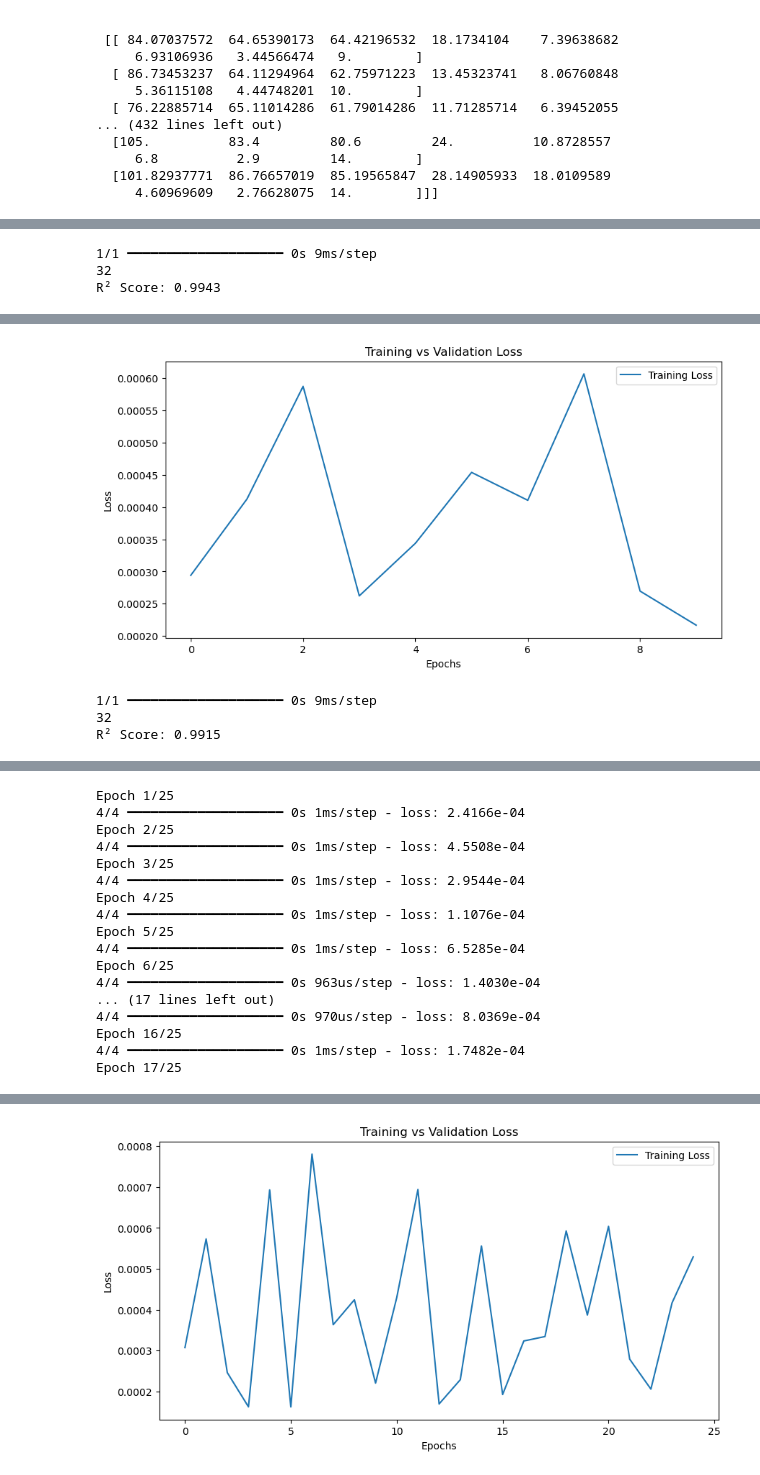
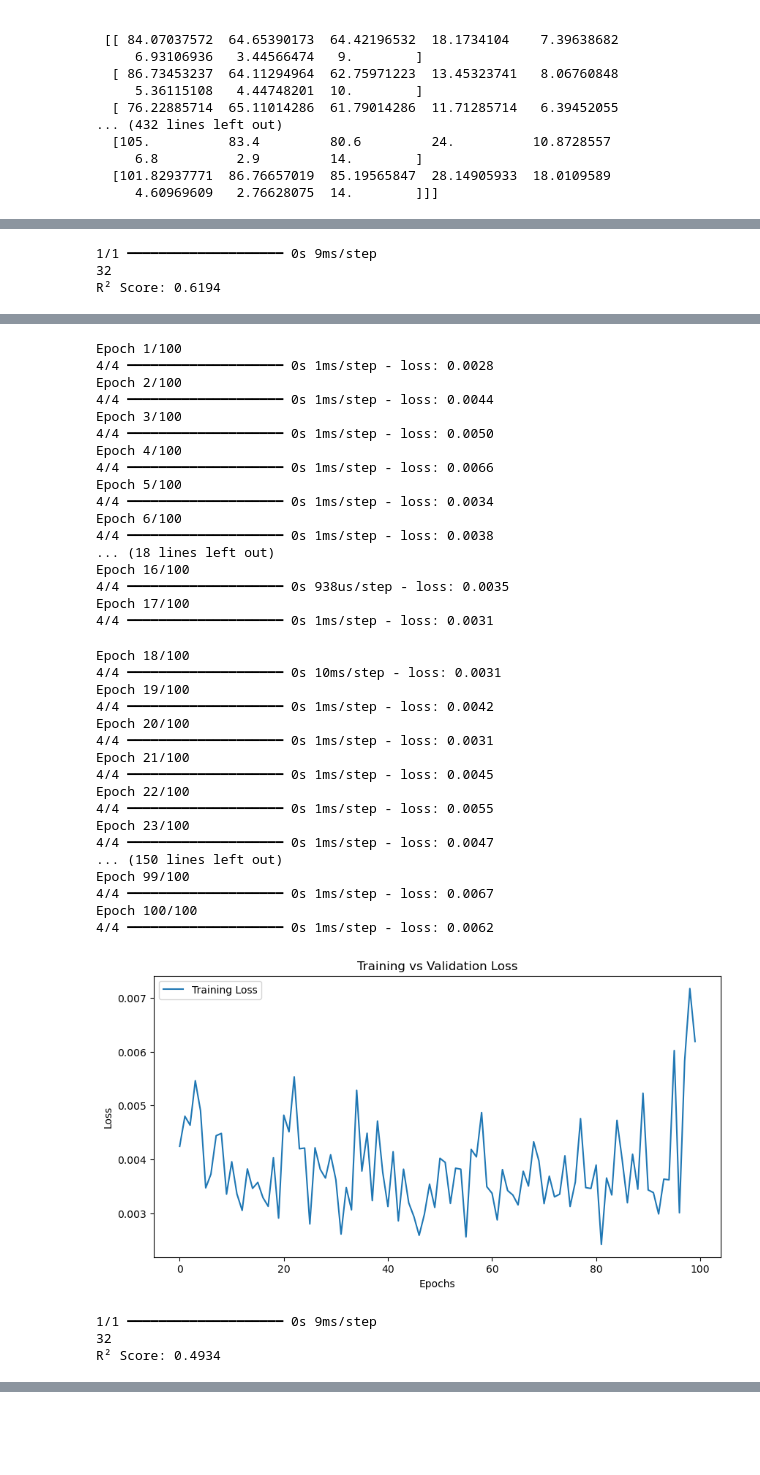
Before and after one commit to PranayN23/NFLResourceAnalysis, a Jupyter notebook: qb_team_rnn.ipynb, the cells around one changed output, grey strips where cells are left out. Saved outputs shown, nothing was run; the diff lists cells and outputs as text; code cells hidden in the pictures; blank space fills up the shorter version.

```diff
--- a/qb_team_rnn.ipynb
+++ b/qb_team_rnn.ipynb
@@ -181,7 +181,7 @@ early_stopping = tf.keras.callbacks.EarlyStopping(monitor='val_loss', patience=2
 # %%
 # Train the model
 #history = model.fit(X, y, epochs=100, batch_size=8, validation_split=0.2, callbacks=[early_stopping])
-epoch_list = [5, 10, 25, 50, 100, 150]
+epoch_list = [50, 100, 150, 200, 250]
 for e in epoch_list:
     history = model.fit(X, y, epochs=e, batch_size=8, callbacks=[early_stopping])
     # Plot training & validation loss
@@ -258,3 +282,3 @@ Epoch 5/5
-1/1 ━━━━━━━━━━━━━━━━━━━━ 0s 9ms/step
-32
-R² Score: 0.9943
+1/1 ━━━━━━━━━━━━━━━━━━━━ 0s 9ms/step
+32
+R² Score: 0.6194
@@ -282,4 +286,38 @@ Epoch 10/10
+Epoch 1/100
+4/4 ━━━━━━━━━━━━━━━━━━━━ 0s 1ms/step - loss: 0.0028
+Epoch 2/100
+4/4 ━━━━━━━━━━━━━━━━━━━━ 0s 1ms/step - loss: 0.0044
+Epoch 3/100
+4/4 ━━━━━━━━━━━━━━━━━━━━ 0s 1ms/step - loss: 0.0050
+Epoch 4/100
+4/4 ━━━━━━━━━━━━━━━━━━━━ 0s 1ms/step - loss: 0.0066
+Epoch 5/100
+4/4 ━━━━━━━━━━━━━━━━━━━━ 0s 1ms/step - loss: 0.0034
+Epoch 6/100
+4/4 ━━━━━━━━━━━━━━━━━━━━ 0s 1ms/step - loss: 0.0038
+... (18 lines left out)
+Epoch 16/100
+4/4 ━━━━━━━━━━━━━━━━━━━━ 0s 938us/step - loss: 0.0035
+Epoch 17/100
+4/4 ━━━━━━━━━━━━━━━━━━━━ 0s 1ms/step - loss: 0.0031
+Epoch 18/100
+4/4 ━━━━━━━━━━━━━━━━━━━━ 0s 10ms/step - loss: 0.0031
+Epoch 19/100
+4/4 ━━━━━━━━━━━━━━━━━━━━ 0s 1ms/step - loss: 0.0042
+Epoch 20/100
+4/4 ━━━━━━━━━━━━━━━━━━━━ 0s 1ms/step - loss: 0.0031
+Epoch 21/100
+4/4 ━━━━━━━━━━━━━━━━━━━━ 0s 1ms/step - loss: 0.0045
+Epoch 22/100
+4/4 ━━━━━━━━━━━━━━━━━━━━ 0s 1ms/step - loss: 0.0055
+Epoch 23/100
+4/4 ━━━━━━━━━━━━━━━━━━━━ 0s 1ms/step - loss: 0.0047
+... (150 lines left out)
+Epoch 99/100
+4/4 ━━━━━━━━━━━━━━━━━━━━ 0s 1ms/step - loss: 0.0067
+Epoch 100/100
+4/4 ━━━━━━━━━━━━━━━━━━━━ 0s 1ms/step - loss: 0.0062
-[figure, old version]
+[figure, new version]
-1/1 ━━━━━━━━━━━━━━━━━━━━ 0s 9ms/step
-32
-R² Score: 0.9915
+1/1 ━━━━━━━━━━━━━━━━━━━━ 0s 9ms/step
+32
+R² Score: 0.4934
@@ -287,17 +324,0 @@ R² Score: 0.9915
-Epoch 1/25
-4/4 ━━━━━━━━━━━━━━━━━━━━ 0s 1ms/step - loss: 2.4166e-04
-Epoch 2/25
-4/4 ━━━━━━━━━━━━━━━━━━━━ 0s 1ms/step - loss: 4.5508e-04
-Epoch 3/25
-4/4 ━━━━━━━━━━━━━━━━━━━━ 0s 1ms/step - loss: 2.9544e-04
-Epoch 4/25
-4/4 ━━━━━━━━━━━━━━━━━━━━ 0s 1ms/step - loss: 1.1076e-04
-Epoch 5/25
-4/4 ━━━━━━━━━━━━━━━━━━━━ 0s 1ms/step - loss: 6.5285e-04
-Epoch 6/25
-4/4 ━━━━━━━━━━━━━━━━━━━━ 0s 963us/step - loss: 1.4030e-04
-... (17 lines left out)
-4/4 ━━━━━━━━━━━━━━━━━━━━ 0s 970us/step - loss: 8.0369e-04
-Epoch 16/25
-4/4 ━━━━━━━━━━━━━━━━━━━━ 0s 1ms/step - loss: 1.7482e-04
-Epoch 17/25
@@ -321 +324,0 @@ Epoch 25/25
-[figure, removed]
```
Also changed, not shown: parts of 1 cell of this notebook.
